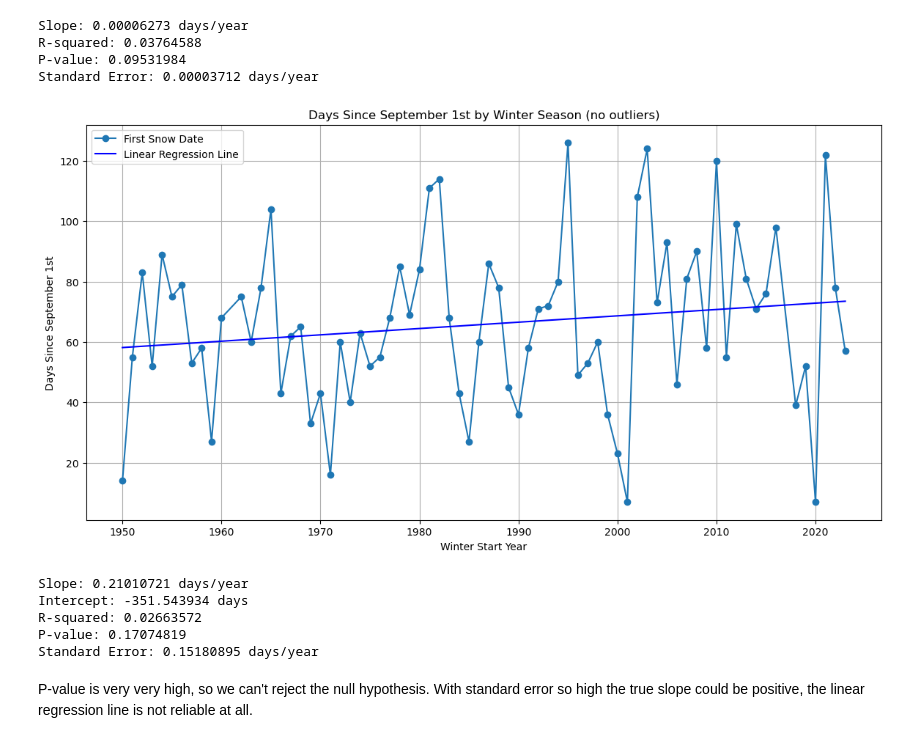
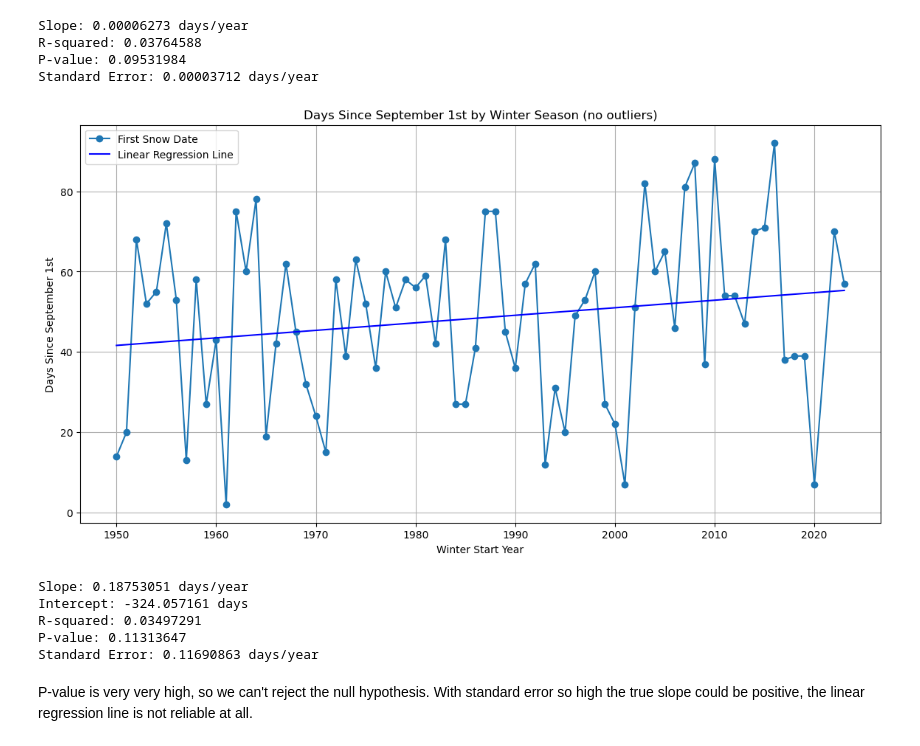
Before and after one commit to richardr1126/boulder_weather_project, a Jupyter notebook: snow_colorado_springs.ipynb, the cells around one changed output. Cells and saved outputs as stored; diff of their text form; code cells hidden in the pictures.

```diff
--- a/snow_colorado_springs.ipynb
+++ b/snow_colorado_springs.ipynb
@@ -10,7 +10,7 @@ import scipy.stats as stats
 ## Data Cleaning
 # %%
 data = None
-data = pd.read_csv('coloradospringsdaily.csv')
+data = pd.read_csv('data/coloradospringsdaily.csv')
 
 # Drop station column
 data = data.drop('STATION', axis=1)
@@ -448,7 +448,7 @@ P-value: 0.09531984
 Standard Error: 0.00003712 days/year
 # %%
 # Define inches for "first snow" threshold
-first_snow_threshold = 1 #inch
+first_snow_threshold = 0.1 #inch
 
 first_snow_dates = []
 for start_year in range(1950, 2024):
@@ -506,39 +506,39 @@ plt.ylabel("Days Since September 1st")
 plt.grid(True)
 
 # Perform linear regression on the filtered data
 slope, intercept, r_value, p_value, std_err = stats.linregress(
     filtered_snow_df['winter_start_year'],
     filtered_snow_df['days_since_sept1']
 )
 
 # Create regression line values
 regression_line = intercept + slope * filtered_snow_df['winter_start_year']
 
 # Plot the regression line
 plt.plot(
     filtered_snow_df['winter_start_year'],
     regression_line,
     color='blue',
     label='Linear Regression Line'
 )
 
 plt.legend()
 plt.savefig('plots/coloradosprings/first_snow_by_season.png', bbox_inches='tight')
 plt.show()
 
 # Optionally, print regression statistics
 print(f"Slope: {slope:.8f} days/year")
 print(f"Intercept: {intercept:.6f} days")
 print(f"R-squared: {r_value**2:.8f}")
 print(f"P-value: {p_value:.8f}")
 print(f"Standard Error: {std_err:.8f} days/year")
 # %% [output]
-[figure, old version]
+[figure, new version]
-Slope: 0.21010721 days/year
-Intercept: -351.543934 days
-R-squared: 0.02663572
-P-value: 0.17074819
-Standard Error: 0.15180895 days/year
+Slope: 0.18753051 days/year
+Intercept: -324.057161 days
+R-squared: 0.03497291
+P-value: 0.11313647
+Standard Error: 0.11690863 days/year
 # %% [markdown]
 P-value is very very high, so we can't reject the null hypothesis. With standard error so high the true slope could be positive, the linear regression line is not reliable at all.
 # %%
```
Also changed, not shown: parts of 4 cells of this notebook, 27 other files.
